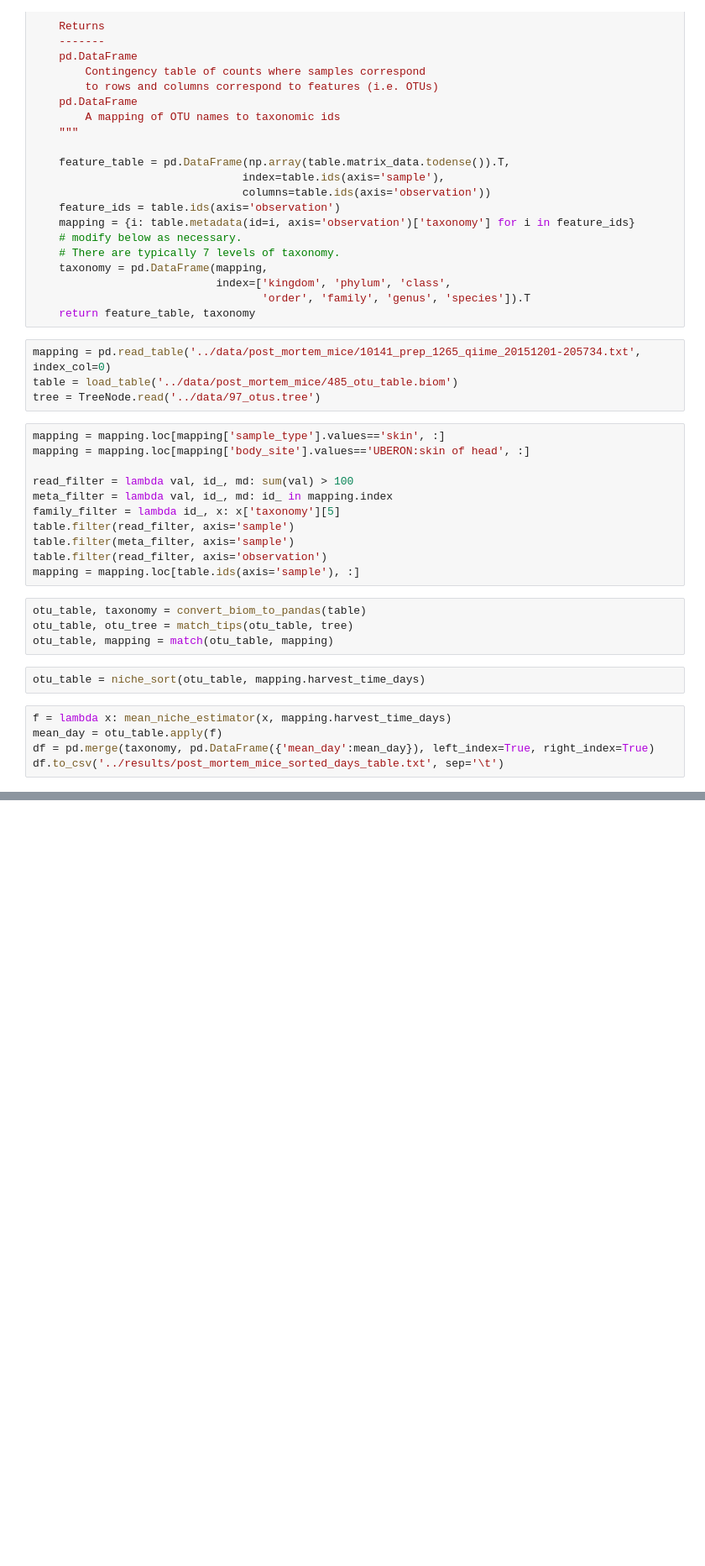
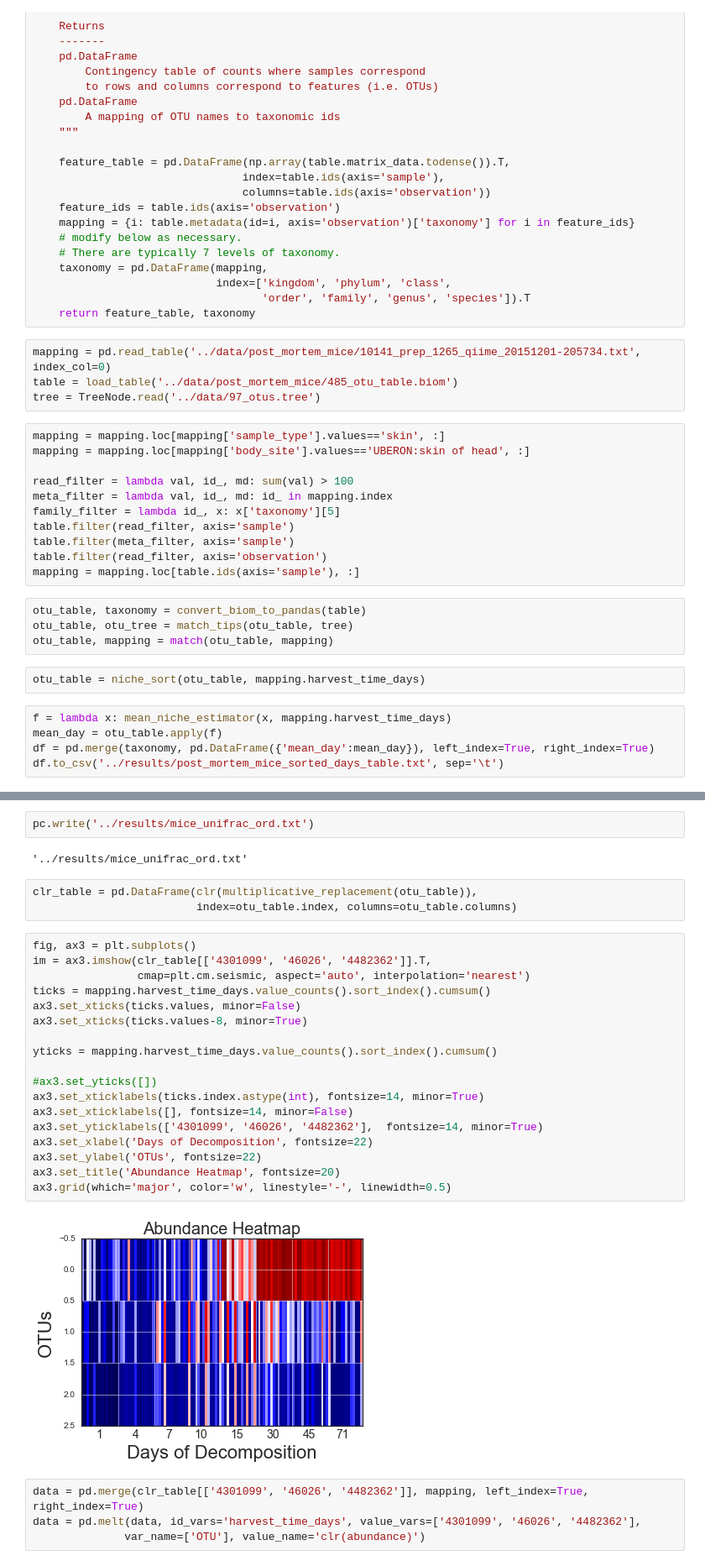
Before and after one commit to knightlab-analyses/horseshoe-analyses, a Jupyter notebook: ipynb/post_mortem_mice.ipynb, the cells around one changed output, grey strips where cells are left out. Shown at 84% size. Saved outputs shown, nothing was run; the diff lists cells and outputs as text; blank space fills up the shorter version.

```diff
--- a/ipynb/post_mortem_mice.ipynb
+++ b/ipynb/post_mortem_mice.ipynb
@@ -158,0 +164,31 @@ fig.savefig('../results/post_mortem.pdf')
+# %%
+pc.write('../results/mice_unifrac_ord.txt')
+# %% [output]
+'../results/mice_unifrac_ord.txt'
+# %%
+clr_table = pd.DataFrame(clr(multiplicative_replacement(otu_table)),
+                         index=otu_table.index, columns=otu_table.columns)
+# %%
+fig, ax3 = plt.subplots()
+im = ax3.imshow(clr_table[['4301099', '46026', '4482362']].T,
+                cmap=plt.cm.seismic, aspect='auto', interpolation='nearest')
+ticks = mapping.harvest_time_days.value_counts().sort_index().cumsum()
+ax3.set_xticks(ticks.values, minor=False)
+ax3.set_xticks(ticks.values-8, minor=True)
+
+yticks = mapping.harvest_time_days.value_counts().sort_index().cumsum()
+
+#ax3.set_yticks([])
+ax3.set_xticklabels(ticks.index.astype(int), fontsize=14, minor=True)
+ax3.set_xticklabels([], fontsize=14, minor=False)
+ax3.set_yticklabels(['4301099', '46026', '4482362'],  fontsize=14, minor=True)
+ax3.set_xlabel('Days of Decomposition', fontsize=22)
+ax3.set_ylabel('OTUs', fontsize=22)
+ax3.set_title('Abundance Heatmap', fontsize=20)
+ax3.grid(which='major', color='w', linestyle='-', linewidth=0.5)
+# %% [output]
+[figure, added]
+# %%
+data = pd.merge(clr_table[['4301099', '46026', '4482362']], mapping, left_index=True, right_index=True)
+data = pd.melt(data, id_vars='harvest_time_days', value_vars=['4301099', '46026', '4482362'],
+              var_name=['OTU'], value_name='clr(abundance)')
```
Also changed, not shown: parts of 8 cells of this notebook, 7 other files.
